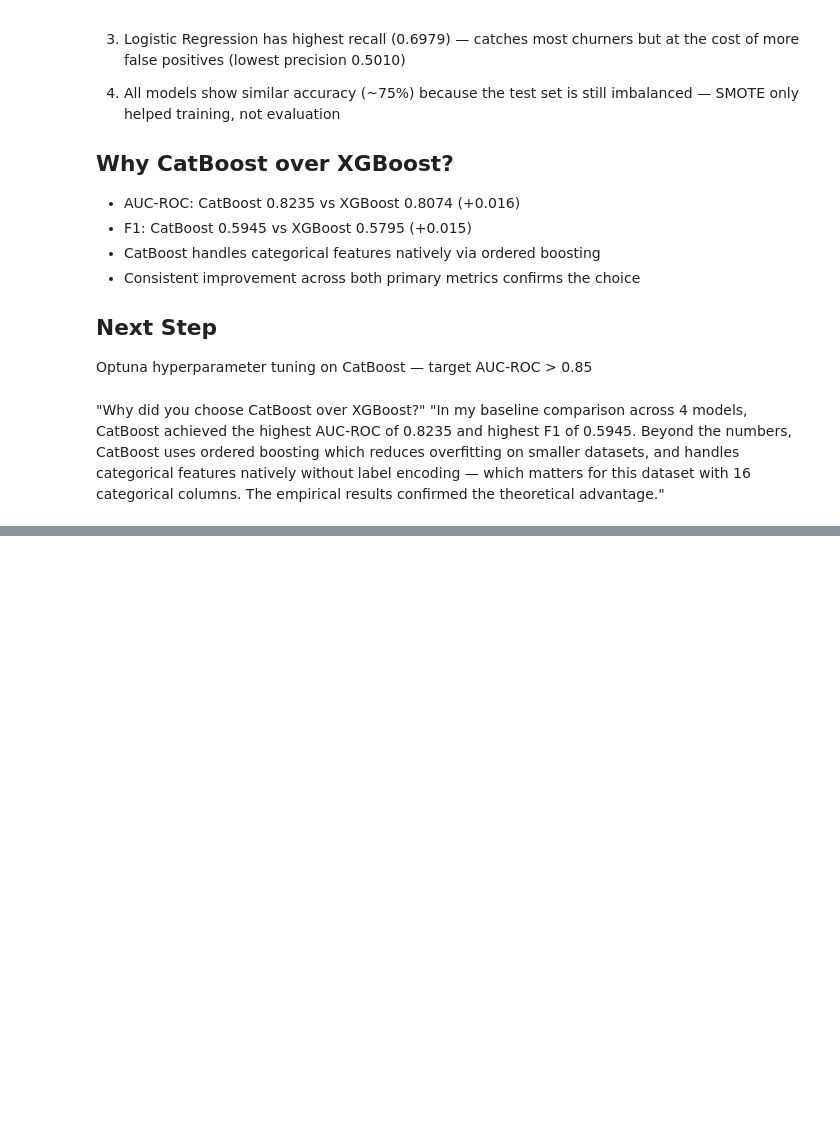
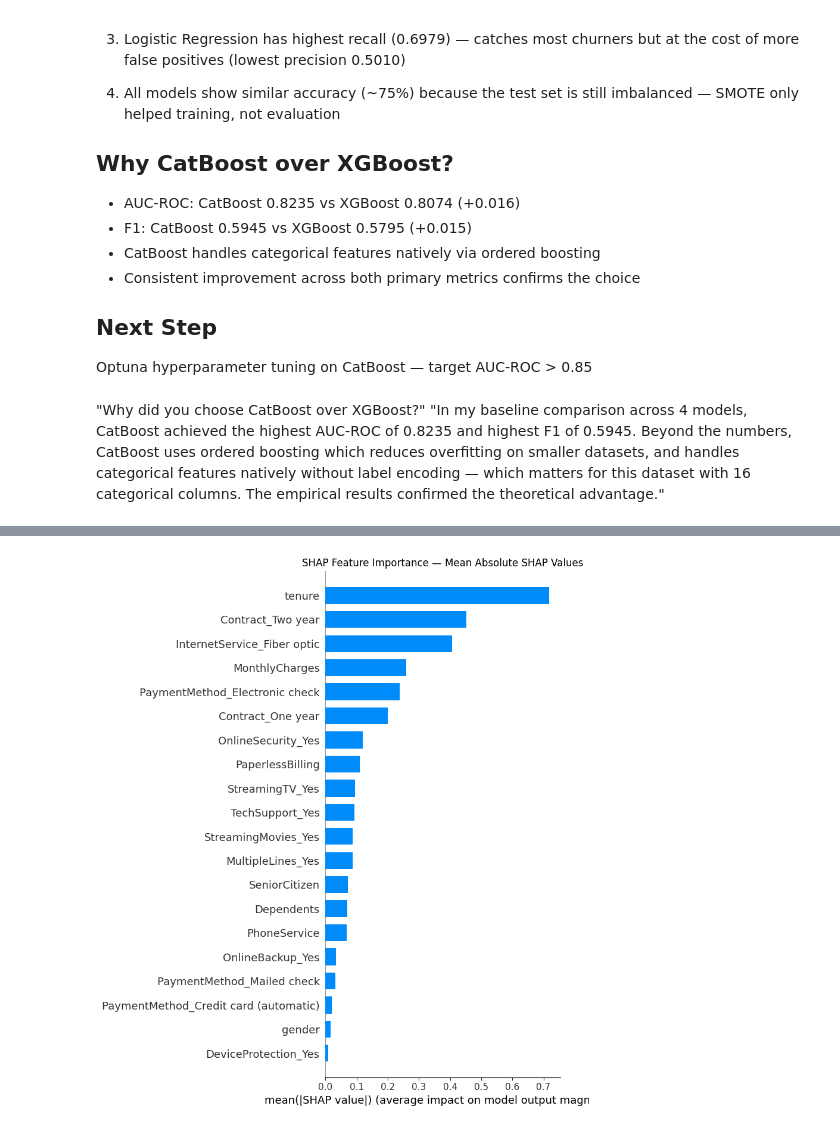
Before and after one commit to Integenpiyush/churn-prediction-catboost, a Jupyter notebook: notebooks/03_models.ipynb, the cells around one changed output, grey strips where cells are left out. Drawn from its saved outputs; the diff is of its cells as text; code cells hidden in the pictures; blank space fills up the shorter version.

```diff
--- a/notebooks/03_models.ipynb
+++ b/notebooks/03_models.ipynb
@@ -171,0 +177,7 @@ Optuna hyperparameter tuning on CatBoost — target AUC-ROC > 0.85
+# %%
+# Import Optuna
+import optuna
+from sklearn.model_selection import cross_val_score
+optuna.logging.set_verbosity(optuna.logging.WARNING)
+
+print("Optuna version:", optuna.__version__)
@@ -171,0 +697,13 @@ Optuna hyperparameter tuning on CatBoost — target AUC-ROC > 0.85
+# %%
+import shap
+
+# Initialize SHAP explainer with final model
+explainer = shap.TreeExplainer(final_model_v3)
+
+# Calculate SHAP values for test set
+shap_values = explainer.shap_values(X_test_clean)
+
+print("SHAP values shape:", shap_values.shape)
+print("X_test_clean shape:", X_test_clean.shape)
+print("Each row = one customer")
+print("Each column = one feature's SHAP contribution")
@@ -171,0 +724,11 @@ Optuna hyperparameter tuning on CatBoost — target AUC-ROC > 0.85
+# %%
+plt.figure(figsize=(10, 8))
+shap.summary_plot(shap_values, X_test_clean,
+                   plot_type="bar",
+                   show=False)
+plt.title("SHAP Feature Importance — Mean Absolute SHAP Values")
+plt.tight_layout()
+plt.savefig('shap_importance.png', dpi=150, bbox_inches='tight')
+plt.show()
+# %% [output]
+[figure, added]
```
Also changed, not shown: parts of 26 cells of this notebook.
